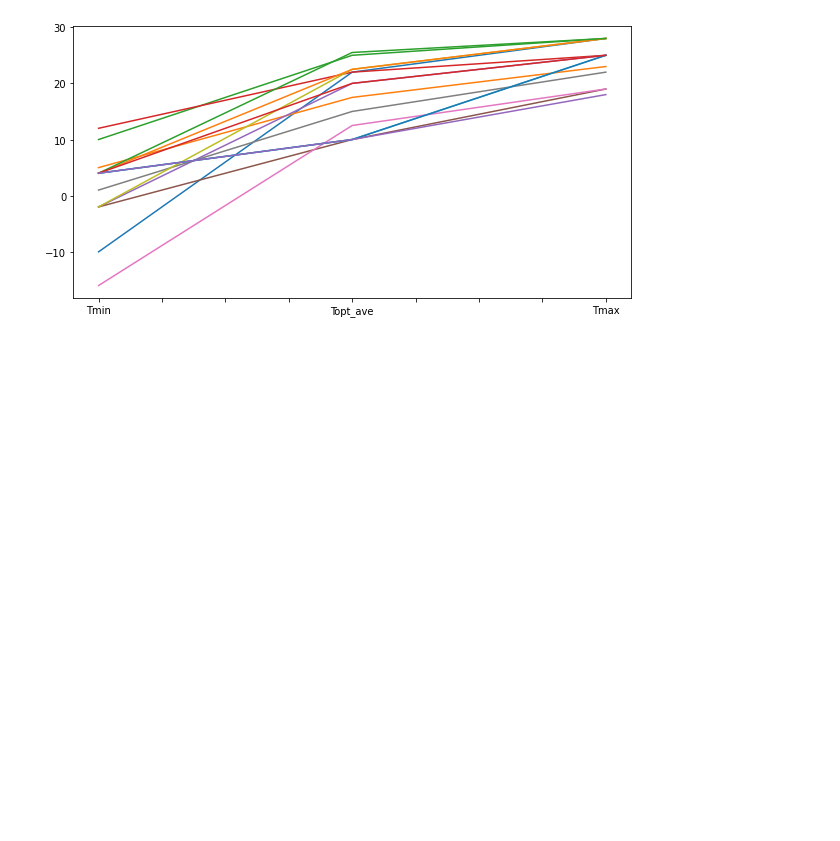
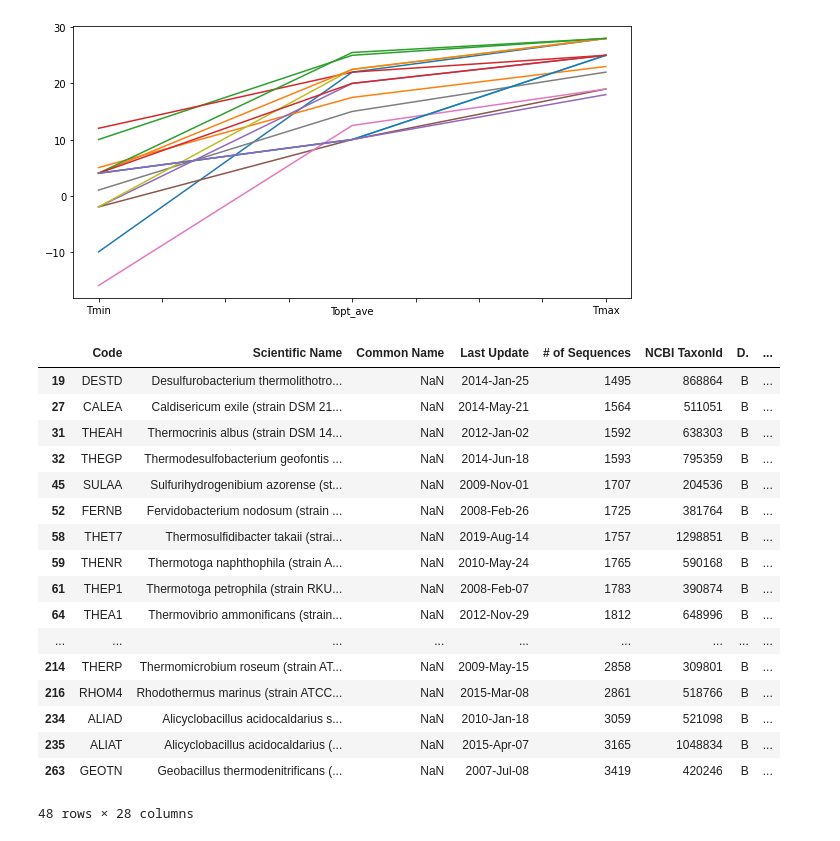
Before and after one commit to alibekk93/IDP_analysis, a Jupyter notebook: OMA_search/OMA_search.ipynb, the cells around one changed output. Saved outputs shown, nothing was run; the diff lists cells and outputs as text; code cells hidden in the pictures; blank space fills up the shorter version.

```diff
--- a/OMA_search/OMA_search.ipynb
+++ b/OMA_search/OMA_search.ipynb
@@ -109,3 +109,24 @@ for i in range(len(oma_tempura_bact_p)):
 # %% [output]
 15
 [figure]
+# %%
+oma_tempura_bact_t
+# %% [output]
+|  | Code | Scientific Name | Common Name | Last Update | # of Sequences | NCBI TaxonId | D. | ... |
+| 19 | DESTD | Desulfurobacterium thermolithotro... | NaN | 2014-Jan-25 | 1495 | 868864 | B | ... |
+| 27 | CALEA | Caldisericum exile (strain DSM 21... | NaN | 2014-May-21 | 1564 | 511051 | B | ... |
+| 31 | THEAH | Thermocrinis albus (strain DSM 14... | NaN | 2012-Jan-02 | 1592 | 638303 | B | ... |
+| 32 | THEGP | Thermodesulfobacterium geofontis ... | NaN | 2014-Jun-18 | 1593 | 795359 | B | ... |
+| 45 | SULAA | Sulfurihydrogenibium azorense (st... | NaN | 2009-Nov-01 | 1707 | 204536 | B | ... |
+| 52 | FERNB | Fervidobacterium nodosum (strain ... | NaN | 2008-Feb-26 | 1725 | 381764 | B | ... |
+| 58 | THET7 | Thermosulfidibacter takaii (strai... | NaN | 2019-Aug-14 | 1757 | 1298851 | B | ... |
+| 59 | THENR | Thermotoga naphthophila (strain A... | NaN | 2010-May-24 | 1765 | 590168 | B | ... |
+| 61 | THEP1 | Thermotoga petrophila (strain RKU... | NaN | 2008-Feb-07 | 1783 | 390874 | B | ... |
+| 64 | THEA1 | Thermovibrio ammonificans (strain... | NaN | 2012-Nov-29 | 1812 | 648996 | B | ... |
+| ... | ... | ... | ... | ... | ... | ... | ... | ... |
+| 214 | THERP | Thermomicrobium roseum (strain AT... | NaN | 2009-May-15 | 2858 | 309801 | B | ... |
+| 216 | RHOM4 | Rhodothermus marinus (strain ATCC... | NaN | 2015-Mar-08 | 2861 | 518766 | B | ... |
+| 234 | ALIAD | Alicyclobacillus acidocaldarius s... | NaN | 2010-Jan-18 | 3059 | 521098 | B | ... |
+| 235 | ALIAT | Alicyclobacillus acidocaldarius (... | NaN | 2015-Apr-07 | 3165 | 1048834 | B | ... |
+| 263 | GEOTN | Geobacillus thermodenitrificans (... | NaN | 2007-Jul-08 | 3419 | 420246 | B | ... |
+48 rows × 28 columns
```
Also changed, not shown: parts of 7 cells of this notebook.
